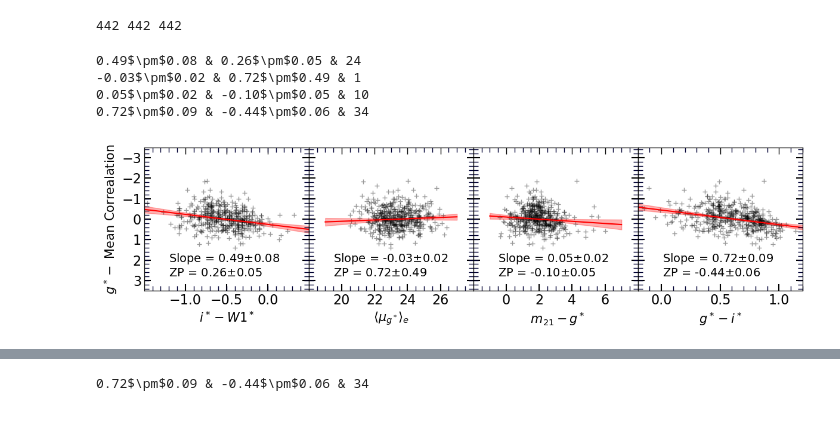
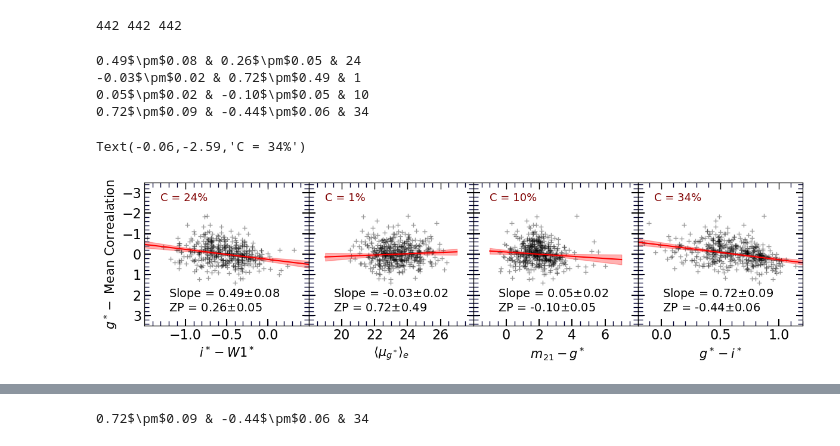
Before and after one commit to ekourkchi/TFcalibrators, a Jupyter notebook: Final_g_colorTerm.ipynb, the cells around one changed output, grey strips where cells are left out. Saved outputs shown, nothing was run; the diff lists cells and outputs as text; code cells hidden in the pictures.

Commit message:
plot cosmetics

```diff
--- a/Final_g_colorTerm.ipynb
+++ b/Final_g_colorTerm.ipynb
@@ -307,7 +307,9 @@ ax.text(x0,y0, "ZP = "+"%.2f" % zp+'$\pm$'+"%.2f" % be, fontsize=14, color='k')
 ax.set_ylabel(r'$g^*-$'+' Mean Correalation', fontsize=15)
 ax.set_xlabel(r'$ i^*-W1^* $', fontsize=15)
 print '%.2f'%sl+r'$\pm$'+'%.2f'%me+' & '+'%.2f'%zp+r'$\pm$'+'%.2f'%be+' & '+ '%d'%correlation(X, Y)
-
+x0 = 0.9*Xlm[0]+0.10*Xlm[1]
+y0 = 0.13*Ylm[0]+0.87*Ylm[1]
+ax.text(x0,y0, "C = %d"%correlation(X, Y)+ '%', fontsize=13, color='maroon')
 
 Y = delta
 Ye = delta_e
@@ -337,7 +339,9 @@ y0 = 0.9*Ylm[0]+0.10*Ylm[1]
 ax.text(x0,y0, "ZP = "+"%.2f" % zp+'$\pm$'+"%.2f" % be, fontsize=14, color='k')
 ax.set_xlabel(r'$ \langle\mu_{g^*}\rangle_e $', fontsize=15)
 print '%.2f'%sl+r'$\pm$'+'%.2f'%me+' & '+'%.2f'%zp+r'$\pm$'+'%.2f'%be+' & '+ '%d'%correlation(X, Y)
-
+x0 = 0.9*Xlm[0]+0.10*Xlm[1]
+y0 = 0.13*Ylm[0]+0.87*Ylm[1]
+ax.text(x0,y0, "C = %d"%correlation(X, Y)+ '%', fontsize=13, color='maroon')
 
 Y = delta
 Ye = delta_e
@@ -367,7 +371,9 @@ y0 = 0.9*Ylm[0]+0.10*Ylm[1]
 ax.text(x0,y0, "ZP = "+"%.2f" % zp+'$\pm$'+"%.2f" % be, fontsize=14, color='k')
 ax.set_xlabel(r'$\ m_{21}-g^* $', fontsize=15)
 print '%.2f'%sl+r'$\pm$'+'%.2f'%me+' & '+'%.2f'%zp+r'$\pm$'+'%.2f'%be+' & '+ '%d'%correlation(X, Y)
-
+x0 = 0.9*Xlm[0]+0.10*Xlm[1]
+y0 = 0.13*Ylm[0]+0.87*Ylm[1]
+ax.text(x0,y0, "C = %d"%correlation(X, Y)+ '%', fontsize=13, color='maroon')
 
 Y = delta
 Ye = delta_e
@@ -375,34 +381,38 @@ X = g_i
 ax = plt.subplot(gs[p]) ; p+=1
 ax.plot(X,Y, '+', color='black', alpha=0.4)
 fit, cov = curve_fit(linfit, X, Y, sigma=Ye)
 sl,zp = fit
 x0 = np.linspace(-3,4,50)
 y0 = sl*x0+zp
 ax.plot(x0, y0, 'r-')
 me = np.sqrt(cov[0,0])
 be = np.sqrt(cov[1,1])
 mbe = cov[1,0]
 dy = np.sqrt(x0**2*me**2+be**2+2*x0*mbe)
 ax.fill_between(x0, y0+2*dy, y0-2*dy, color='r', alpha=0.3)
 ax.set_xticks(np.arange(0, 1.5, step=0.5))
 Xlm = [-0.2,1.2]
 x_ax, y_ax = set_axes(ax, Xlm, ylim)
 x_ax.set_xticks(np.arange(0,1.5, step=0.5))
 plt.setp(ax.get_yticklabels(), visible=False)
 Ylm = ax.get_ylim() ; Xlm = ax.get_xlim()
 x0 = 0.85*Xlm[0]+0.15*Xlm[1]
 y0 = 0.8*Ylm[0]+0.20*Ylm[1]
 ax.text(x0,y0, "Slope = "+"%.2f" % sl+'$\pm$'+"%.2f" % me, fontsize=14, color='k')
 y0 = 0.9*Ylm[0]+0.10*Ylm[1]
 ax.text(x0,y0, "ZP = "+"%.2f" % zp+'$\pm$'+"%.2f" % be, fontsize=14, color='k')
 ax.set_xlabel(r'$ g^*-i^* $', fontsize=15)
 print '%.2f'%sl+r'$\pm$'+'%.2f'%me+' & '+'%.2f'%zp+r'$\pm$'+'%.2f'%be+' & '+ '%d'%correlation(X, Y)
+x0 = 0.9*Xlm[0]+0.10*Xlm[1]
+y0 = 0.13*Ylm[0]+0.87*Ylm[1]
+ax.text(x0,y0, "C = %d"%correlation(X, Y)+ '%', fontsize=13, color='maroon')
 # %% [output]
 0.49$\pm$0.08 & 0.26$\pm$0.05 & 24
 -0.03$\pm$0.02 & 0.72$\pm$0.49 & 1
 0.05$\pm$0.02 & -0.10$\pm$0.05 & 10
 0.72$\pm$0.09 & -0.44$\pm$0.06 & 34
+Text(-0.06,-2.59,'C = 34%')
-[figure, old version]
+[figure, new version]
 # %%
 fig = py.figure(figsize=(12, 3.5), dpi=100)
 fig.subplots_adjust(wspace=0, top=0.92, bottom=0.12, left=0.06, right=0.98)
```
Also changed, not shown: parts of 2 cells of this notebook, 16 other files.
